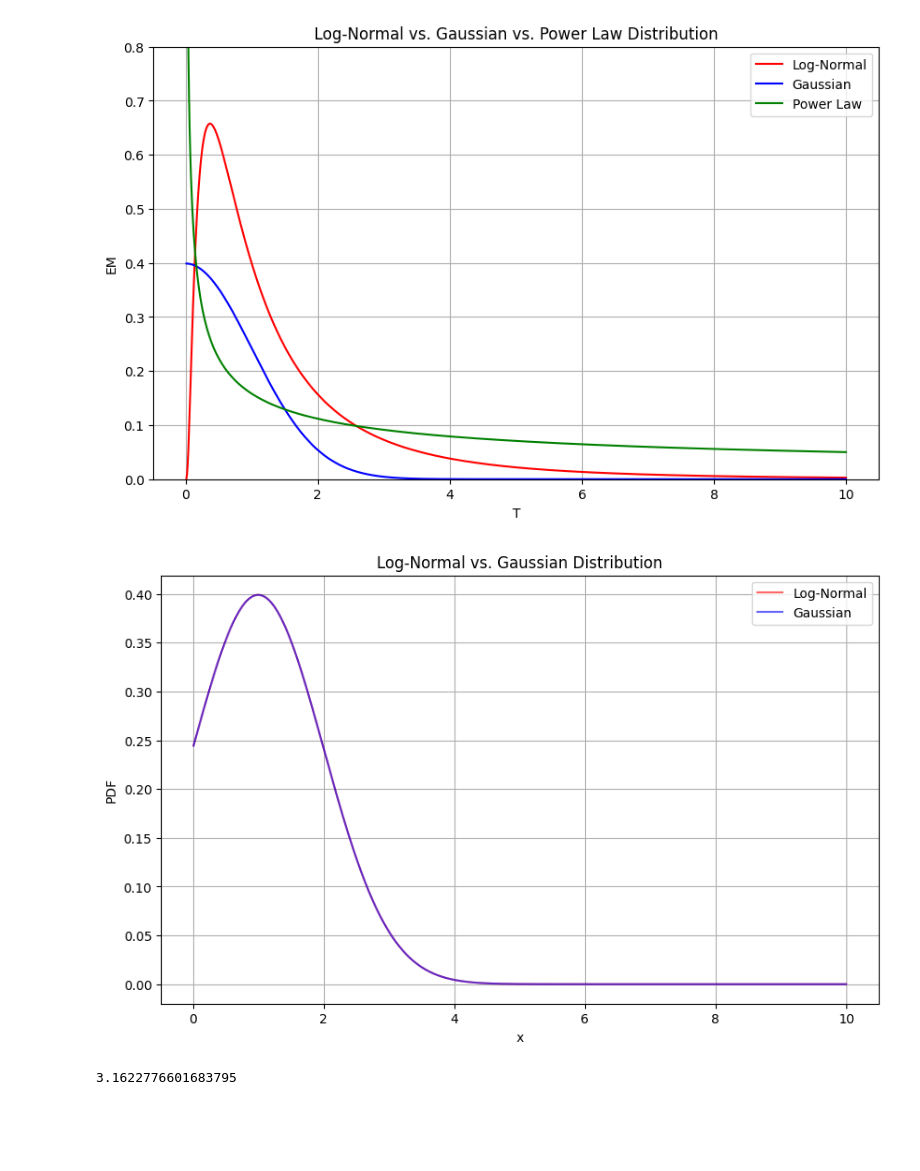
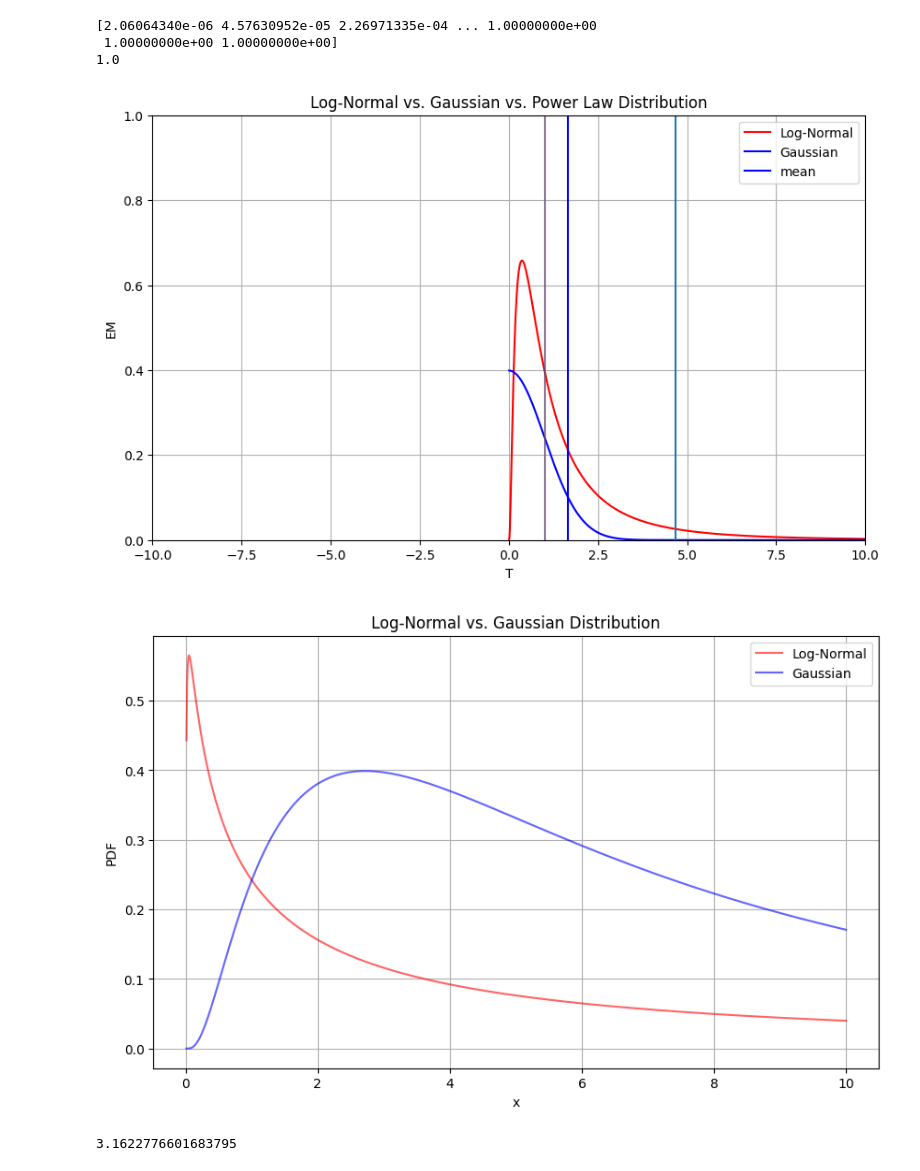
Before and after one commit to yanlingchen1/XGAP-ABUN, a Jupyter notebook: codes/verify_eckert/forfun/compare-lognormal-normal.ipynb, the cells around one changed output. Cells and saved outputs as stored; diff of their text form; code cells hidden in the pictures; blank space fills up the shorter version.

```diff
--- a/codes/verify_eckert/forfun/compare-lognormal-normal.ipynb
+++ b/codes/verify_eckert/forfun/compare-lognormal-normal.ipynb
@@ -1,46 +1,64 @@
 # %%
 import numpy as np
 import matplotlib.pyplot as plt
 from scipy.stats import lognorm, norm, powerlaw
 
 # Parameters for the distributions
-mu = 0     # Mean for both log-normal and Gaussian distributions
+log_mu = 2
+mu = 0    # Mean for both log-normal and Gaussian distributions
 sigma = 1   # Standard deviation for both log-normal and Gaussian distributions
 s = 1       # Shape parameter for the log-normal distribution (controls skewness)
 alpha = 0.5 # Shape parameter for the power-law distribution
 
 # Generate data for all three distributions
-x = np.linspace(0.01, 10, 1000)
+x = np.linspace(0.01, 1000, 100000)
 exp_x = np.power(np.e, x)  # Generate x-values from 0.01 to 10
 
 # Calculate the PDFs for the log-normal, Gaussian, and power-law distributions
 gaussian_pdf = norm.pdf(x, mu, sigma)
 powerlaw_pdf = powerlaw.pdf(x, alpha, scale=10)
-lognormal_pdf = lognorm.pdf(x, sigma)
+lognormal_pdf = lognorm.pdf(x, sigma, 0, np.exp(mu))
+lognormal_pdf2 = lognorm.pdf(x, sigma, 2, 1)
+lognormal_cdf = lognorm.cdf(x, sigma, 0, np.exp(mu))
 # Create a comparison plot
 plt.figure(figsize=(10, 6))
 plt.plot(x, lognormal_pdf, label='Log-Normal', color='red')
+# plt.plot(x, lognormal_cdf, label='Log-Normal-cdf', color='red')
+# plt.plot(x, lognormal_pdf2, label='Log-Normal2', color='red')
 plt.plot(x, gaussian_pdf, label='Gaussian', color='blue')
-plt.plot(x, powerlaw_pdf, label='Power Law', color='green')
-
+# plt.plot(x, powerlaw_pdf, label='Power Law', color='green')
+print(lognormal_cdf)
+med_idx = np.argmin(abs(lognormal_cdf-0.5))
+plt.axvline(x[med_idx], c= 'r', alpha = 0.5)
+print(x[med_idx])
+plt.axvline(np.exp(mu), alpha = 0.5)
+plt.axvline(np.exp(mu+sigma**2/2), c = 'b', label = 'mean')
+var = (np.exp(sigma**2)-1) * np.exp(2*mu+sigma**2)
+# plt.axvline(np.exp(mu+sigma**2/2)-var)
+# plt.axvline(np.exp(mu+sigma**2/2)+var)
+plt.axvline(var)
 # Add labels and a legend
 plt.xlabel('T')
 plt.ylabel('EM')
 plt.title('Log-Normal vs. Gaussian vs. Power Law Distribution')
 plt.legend()
-plt.ylim(0,0.8)
+plt.ylim(0,1)
+plt.xlim(-10,10)
 # Display the plot
 plt.grid(True)
 plt.show()
 # %% [output]
+[2.06064340e-06 4.57630952e-05 2.26971335e-04 ... 1.00000000e+00
+ 1.00000000e+00 1.00000000e+00]
+1.0
-[figure, old version]
+[figure, new version]
 # %%
 from scipy.stats import norm
 import numpy as np
 import matplotlib.pyplot as plt
 
-def ln_pdf(x, x0, sigma1, sigma2, y0):
-    return y0/(sigma1*np.sqrt(2*np.pi)) * np.exp((-(np.log10(x)-np.log10(x0))**2)/(2*sigma2**2))
+def ln_pdf(x, x0, sigma, y0):
+    return y0/(sigma*np.sqrt(2*np.pi))/x * np.exp((-(np.log10(x)-x0)**2)/(2*sigma**2))
 
 def gaussian_pdf(x, x0, sigma, y0):
     return y0/(sigma*np.sqrt(2*np.pi)) * np.exp((-(x-x0)**2)/(2*sigma**2))
@@ -59,8 +77,8 @@ x_values = np.linspace(0.01, 10, 1000)
 
 # Calculate the PDFs for both distributions
 # lognormal_pdf = ln_pdf(x_values, x0, sigma, sigma, y0)
-lognormal_pdf = ln_pdf(np.power(10, x_values), np.power(10,x0), sigma, sigma, y0)
-gaussian_pdf = gaussian_pdf(x_values, x0, sigma_gaussian, y0)
+gaussian_pdf = gaussian_pdf(np.log(x_values), x0, sigma_gaussian, y0)
+lognormal_pdf = ln_pdf(x_values, x0, sigma_gaussian, y0)
 
 # Create a comparison plot
 plt.figure(figsize=(10, 6))
@@ -73,7 +91,7 @@ plt.legend()
 plt.grid(True)
 plt.show()
 # %% [output]
-[figure, old version]
+[figure, new version]
 # %%
 np.power(10,0.5)
 # %% [output]
```
Also changed, not shown: 56 other files.
